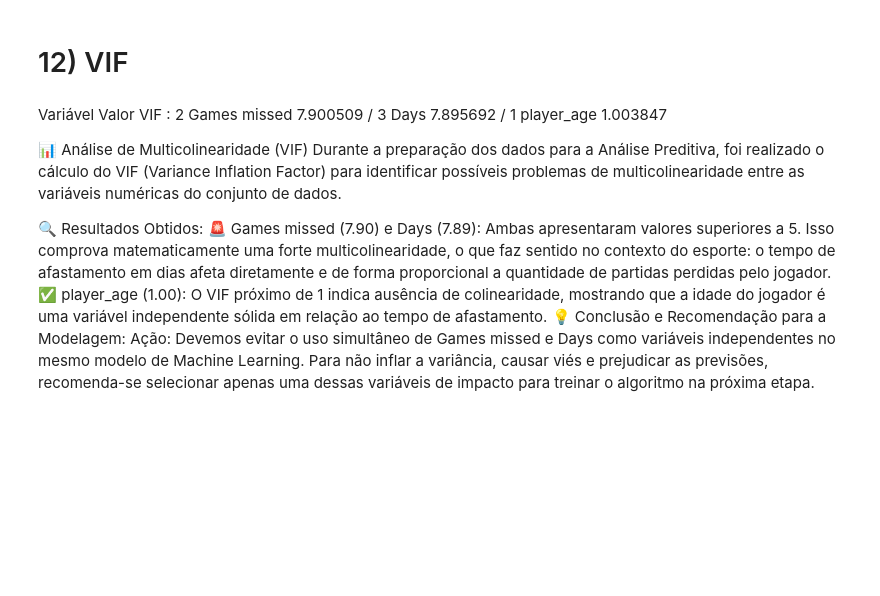
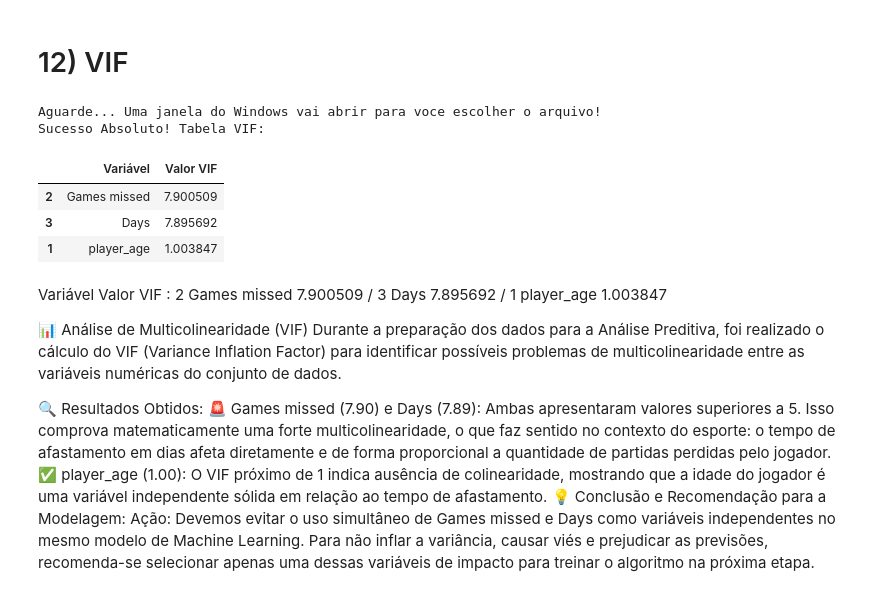
Before and after one commit to ICEI-PUC-Minas-PMV-SI/pmv-si-2026-1-pe7-t1-g3-analytics_lesao_futebol, a Jupyter notebook: src/notebooks/analise_exploratoria.ipynb, the cells around one changed output. Saved outputs shown, nothing was run; the diff lists cells and outputs as text; code cells hidden in the pictures; blank space fills up the shorter version.

```diff
--- a/src/notebooks/analise_exploratoria.ipynb
+++ b/src/notebooks/analise_exploratoria.ipynb
@@ -534,29 +536,47 @@ Esta análise verifica como o fator biológico da idade influencia no tempo de r
 # %% [markdown]
 # 12) VIF
 # %%
-from google.colab import files
 import pandas as pd
 import statsmodels.api as sm
 from statsmodels.stats.outliers_influence import variance_inflation_factor
+import tkinter as tk
+from tkinter import filedialog
 
-print("👇 CLIQUE NO BOTÃO ABAIXO E SELECIONE O ARQUIVO CSV DAS LESÕES:")
-uploaded = files.upload()
+print("Aguarde... Uma janela do Windows vai abrir para voce escolher o arquivo!")
 
-nome_arquivo = list(uploaded.keys())[0]
+root = tk.Tk()
+root.attributes('-topmost', True)
+root.withdraw()
 
-df_meu = pd.read_csv(nome_arquivo)
+caminho_arquivo = filedialog.askopenfilename(
+    title="Selecione o CSV ou o ZIP baixado",
+    filetypes=[("Arquivos de Dados", "*.csv *.zip")]
+)
 
-df_meu['Days'] = df_meu['Days'].astype(str).str.extract(r"(\d+)")[0].astype(float)
+if caminho_arquivo:
+    df_meu = pd.read_csv(caminho_arquivo)
 
-df_numerico = df_meu[['player_age', 'Games missed', 'Days']].dropna()
+    df_meu['Days'] = df_meu['Days'].astype(str).str.extract(r'(\d+)')[0].astype(float)
+    df_numerico = df_meu[['player_age', 'Games missed', 'Days']].dropna()
 
-X = sm.add_constant(df_numerico)
-vif_data = pd.DataFrame()
-vif_data["Variável"] = X.columns
-vif_data["Valor VIF"] = [variance_inflation_factor(X.values, i) for i in range(X.shape[1])]
+    X = sm.add_constant(df_numerico)
+    vif_data = pd.DataFrame()
+    vif_data["Variável"] = X.columns
+    vif_data["Valor VIF"] = [variance_inflation_factor(X.values, i) for i in range(X.shape[1])]
 
-vif_data = vif_data[vif_data["Variável"] != "const"].sort_values(by="Valor VIF", ascending=False)
-display(vif_data)
+    vif_data = vif_data[vif_data["Variável"] != "const"].sort_values(by="Valor VIF", ascending=False)
+
+    print("Sucesso Absoluto! Tabela VIF:")
+    display(vif_data)
+else:
+    print("Cancelado. Rode a celula novamente se quiser tentar de novo.")
+# %% [output]
+Aguarde... Uma janela do Windows vai abrir para voce escolher o arquivo!
+Sucesso Absoluto! Tabela VIF:
+|  | Variável | Valor VIF |
+| 2 | Games missed | 7.900509 |
+| 3 | Days | 7.895692 |
+| 1 | player_age | 1.003847 |
 # %% [markdown]
 
 Variável	Valor VIF :
```
Also changed, not shown: parts of 2 cells of this notebook.
